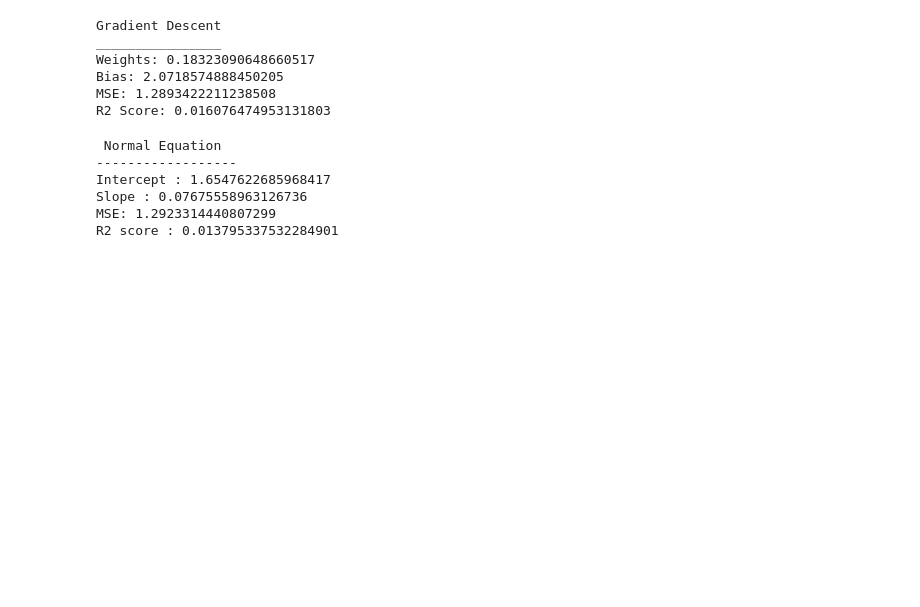
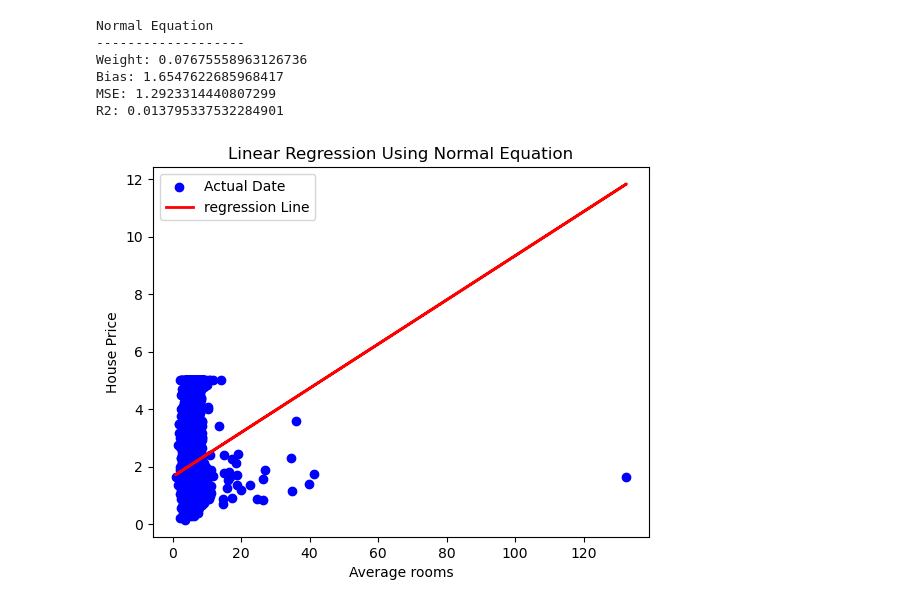
Before and after one commit to Anand-015/ML, a Jupyter notebook: exp1/exp1.ipynb, the cells around one changed output. Cells and saved outputs as stored; diff of their text form; code cells hidden in the pictures; blank space fills up the shorter version.

```diff
--- a/exp1/exp1.ipynb
+++ b/exp1/exp1.ipynb
@@ -10,6 +11,15 @@ from sklearn.metrics import mean_squared_error , r2_score
 # %%
 
+#Load dataset
 housing = fetch_california_housing()
-
 data = pd.DataFrame(housing.data, columns=housing.feature_names)
 data["price"] = housing.target
+
+#Select one feature
+X=data[['AveRooms']].values
+Y=data['price'].values
+
+
+#Split data
+
+X_train,X_test,Y_train,Y_test = train_test_split(X,Y,test_size=0.2,random_state=42)
@@ -20,2 +25,0 @@ y=data["price"].values
-# %%
-X_train,X_test,y_train,y_test = train_test_split(x,y,test_size=0.2,random_state=42)
@@ -59,33 +26,41 @@ Epoch 900,Cost =0.6516
-# %%
-print("Gradient Descent")
-print("________________")
-print("Weights:",w)
-print("Bias:",b)
-print("MSE:",mean_squared_error(y_test,y_pred_gd))
-print("R2 Score:",r2_score(y_test,y_pred_gd))
-# %% [output]
-Gradient Descent
-________________
-Weights: 0.18323090648660517
-Bias: 2.0718574888450205
-MSE: 1.2893422211238508
-R2 Score: 0.016076474953131803
 # %%
-X_train_ne =np.c_[np.ones((len(X_train),1)),X_train]
+
+
+#Normal Equation
+
+X_train_ne = np.c_[np.ones((len(X_train),1)),X_train]
 X_test_ne = np.c_[np.ones((len(X_test),1)),X_test]
-theta = np.linalg.inv(X_train_ne.T @ X_train_ne) @ X_train_ne.T @ y_train
-y_pred_ne = X_test_ne @ theta
+
+theta = np.linalg.inv(X_train_ne.T @ X_train_ne) @ X_train_ne.T @ Y_train
 # %%
-print("\n Normal Equation")
-print("------------------")
-print("Intercept :",theta[0])
-print("Slope :",theta[1])
-print("MSE:",mean_squared_error(y_test,y_pred_ne))
-print("R2 score :",r2_score(y_test,y_pred_ne))
+# Predictions
+y_pred_ne = X_test_ne @ theta
+
+# Parameters
+b = theta[0]
+w = theta[1]
+
+# Results
+print("Normal Equation")
+print("-------------------")
+print("Weight:", w)
+print("Bias:", b)
+print("MSE:", mean_squared_error(Y_test, y_pred_ne))
+print("R2:", r2_score(Y_test, y_pred_ne))
 # %% [output]
- Normal Equation
-------------------
-Intercept : 1.6547622685968417
-Slope : 0.07675558963126736
+Normal Equation
+-------------------
+Weight: 0.07675558963126736
+Bias: 1.6547622685968417
 MSE: 1.2923314440807299
-R2 score : 0.013795337532284901
+R2: 0.013795337532284901
+# %%
+plt.scatter(X_test,Y_test,color="blue",label="Actual Date")
+plt.plot(X_test,y_pred_ne,color="red",linewidth=2,label="regression Line")
+plt.xlabel("Average rooms")
+plt.ylabel("House Price")
+plt.title("Linear Regression Using Normal Equation")
+plt.legend()
+plt.show()
+# %% [output]
+[figure, added]
```
Also changed, not shown: parts of 4 cells of this notebook.
